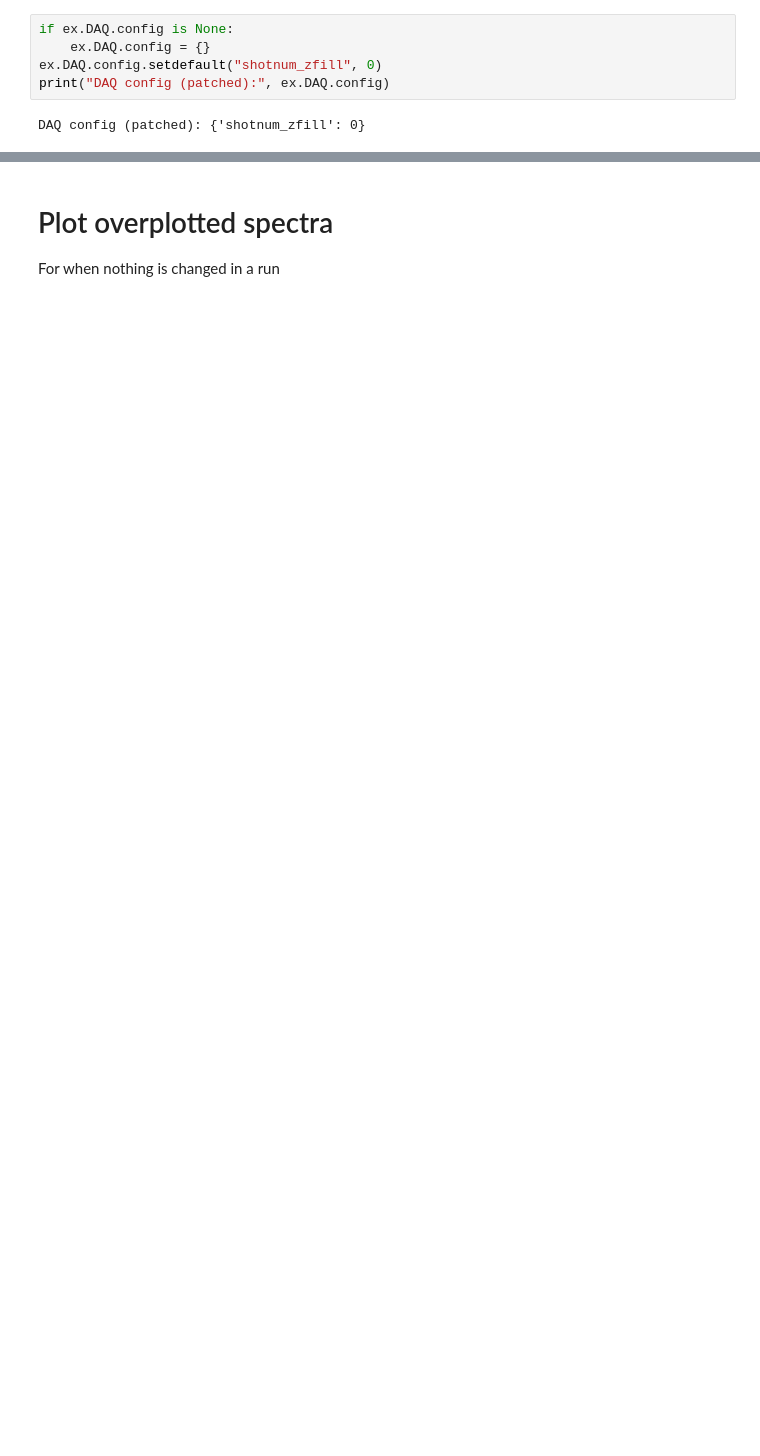
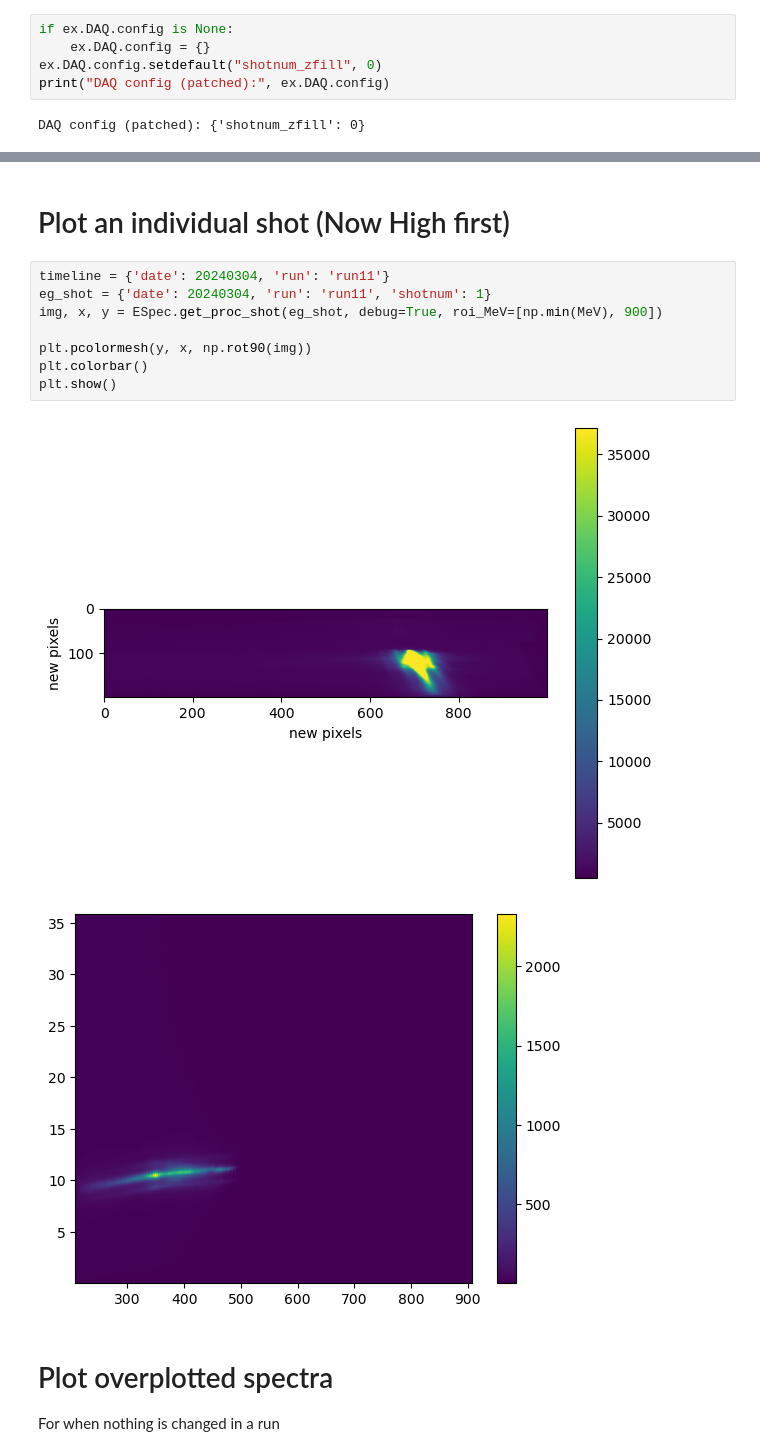
Before and after one commit to cmcanespie01/Gemini_cells_2024, a Jupyter notebook: scripts/ESpec/Espec_plotting.ipynb, the cells around one changed output, grey strips where cells are left out. Drawn from its saved outputs; the diff is of its cells as text; blank space fills up the shorter version.

```diff
--- a/scripts/ESpec/Espec_plotting.ipynb
+++ b/scripts/ESpec/Espec_plotting.ipynb
@@ -71,3 +55,16 @@ plt.colorbar()
+# %% [markdown]
+# Plot an individual shot (Now High first)
+# %%
+timeline = {'date': 20240304, 'run': 'run11'}
+eg_shot = {'date': 20240304, 'run': 'run11', 'shotnum': 1}
+img, x, y = ESpec.get_proc_shot(eg_shot, debug=True, roi_MeV=[np.min(MeV), 900])
+
+plt.pcolormesh(y, x, np.rot90(img))
+plt.colorbar()
+plt.show()
+# %% [output]
+[figure, added]
+[figure, added]
 # %% [markdown]
 # Plot overplotted spectra
 
```
Also changed, not shown: parts of 6 cells of this notebook, 6 other files.
